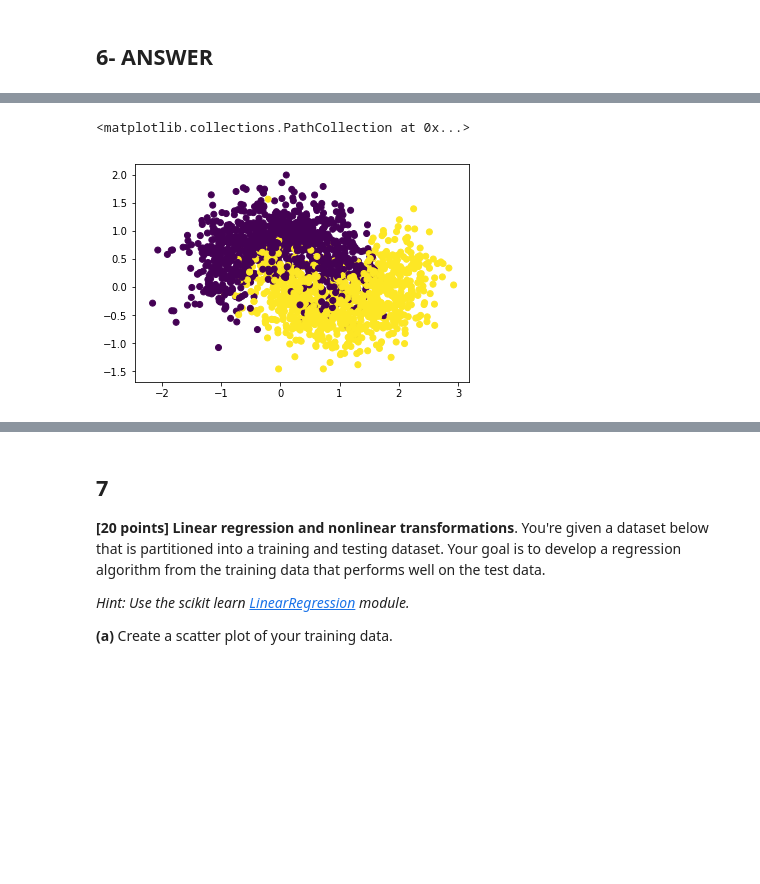
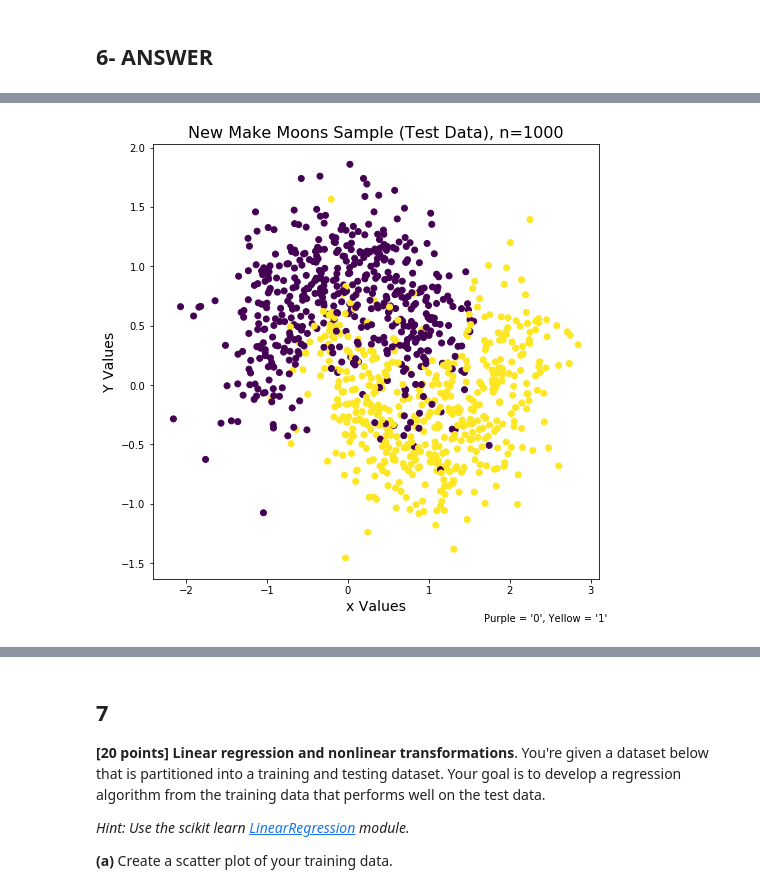
Before and after one commit to aryoung2010/machine-learning-course, a Jupyter notebook: Assignment 2_AY_FINAL.ipynb, the cells around one changed output, grey strips where cells are left out. Cells and saved outputs as stored; diff of their text form; code cells hidden in the pictures; blank space fills up the shorter version.

```diff
--- a/Assignment 2_AY_FINAL.ipynb
+++ b/Assignment 2_AY_FINAL.ipynb
@@ -996,32 +1033,45 @@ Here, the value of $k$ determines how flexible our model is.
 # %%
 from sklearn import cluster, datasets, mixture
 from sklearn.neighbors import kneighbors_graph
 from sklearn.preprocessing import StandardScaler
 from itertools import cycle, islice
 import pandas as pd
 import numpy as np
 import matplotlib.pyplot as plt
 
 # A
 # ============
 # Generate datasets
 # ============
 
 dataset_train= dataset
-
+dataset_train_y= dataset[['y']]
 
 np.random.seed(16)
 
 n_samples = 1000
 noisy_moons2 = datasets.make_moons(n_samples=n_samples, noise=.35)
 
 #use pandas to make a table
 dataset_test = pd.DataFrame(columns= ['x1','x2'],data=noisy_moons2[0])
 dataset_test['y'] = noisy_moons2[1]
 dataset_test.head()
 
-plt.scatter(data =dataset_train,x= 'x1', y ='x2' , c='y')
+dataset_test_y= dataset_test[['y']]
+
+fig= plt.figure(figsize= (8,8))
+#plt.scatter(data =dataset_train,x= 'x1', y ='x2' , c='y', label= c)
 plt.scatter(data =dataset_test,x= 'x1', y ='x2' , c='y')
+plt.title("New Make Moons Sample (Test Data), n=1000", fontsize= 16 )
+plt.xlabel("x Values", fontsize= 14)
+plt.ylabel("Y Values", fontsize= 14)
+
+#plt.legend()
+
+txt="Purple = '0', Yellow = '1'"
+
+fig.text(.7, .05, txt, ha='left')
+
+plt.show()
 # %% [output]
-<matplotlib.collections.PathCollection at 0x...>
-[figure, old version]
+[figure, new version]
```
Also changed, not shown: parts of 25 cells of this notebook.
